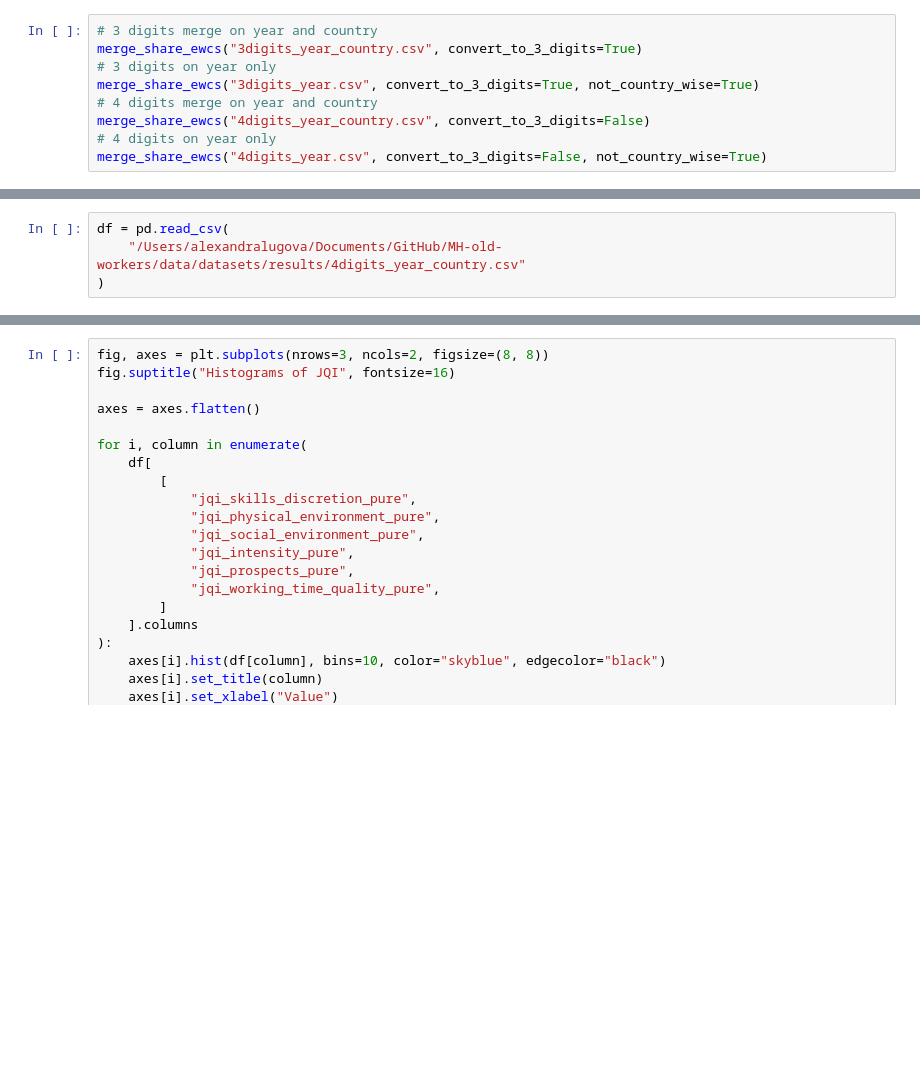
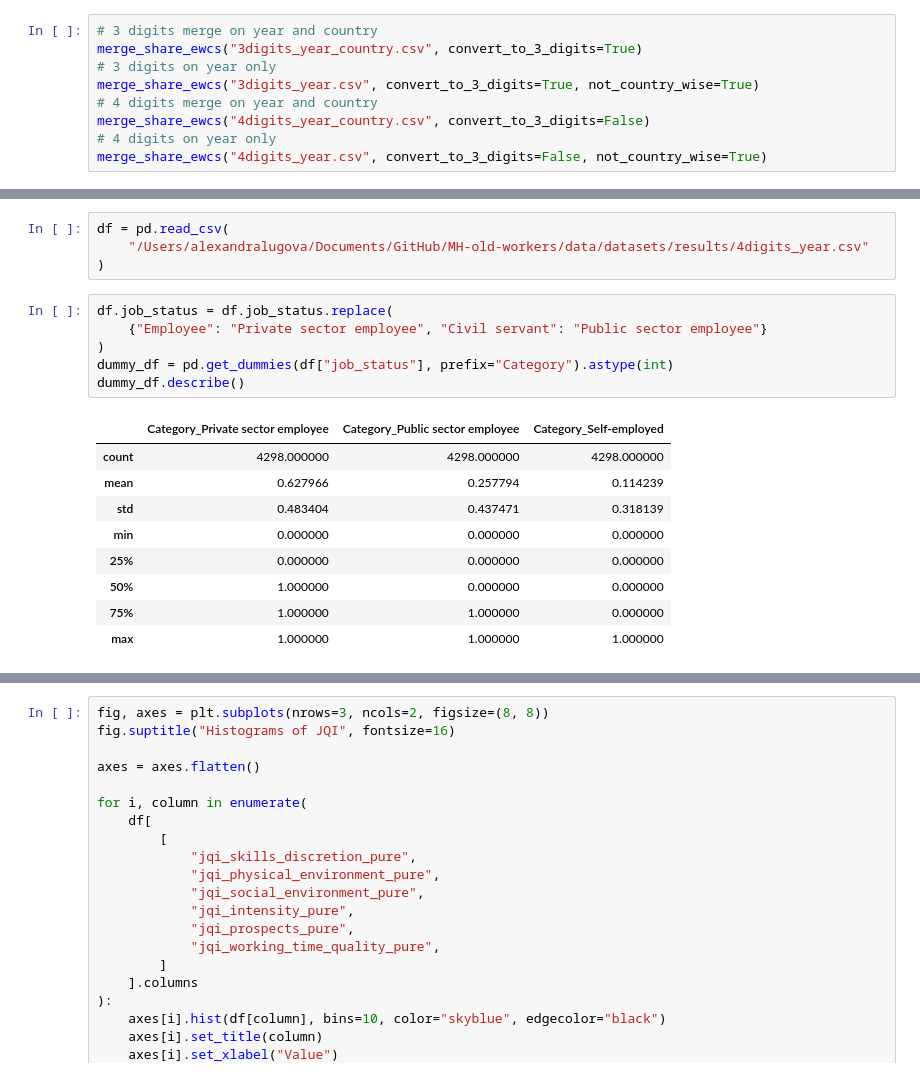
Before and after one commit to lugovalexa/MH-old-workers, a Jupyter notebook: notebooks/final_datasets.ipynb, the cells around one changed output, grey strips where cells are left out. Saved outputs shown, nothing was run; the diff lists cells and outputs as text; blank space fills up the shorter version.

```diff
--- a/notebooks/final_datasets.ipynb
+++ b/notebooks/final_datasets.ipynb
@@ -50,4 +50,20 @@ for file in files:
 # %%
 df = pd.read_csv(
-    "/Users/alexandralugova/Documents/GitHub/MH-old-workers/data/datasets/results/4digits_year_country.csv"
+    "/Users/alexandralugova/Documents/GitHub/MH-old-workers/data/datasets/results/4digits_year.csv"
 )
+# %%
+df.job_status = df.job_status.replace(
+    {"Employee": "Private sector employee", "Civil servant": "Public sector employee"}
+)
+dummy_df = pd.get_dummies(df["job_status"], prefix="Category").astype(int)
+dummy_df.describe()
+# %% [output]
+|  | Category_Private sector employee | Category_Public sector employee | Category_Self-employed |
+| count | 4298.000000 | 4298.000000 | 4298.000000 |
+| mean | 0.627966 | 0.257794 | 0.114239 |
+| std | 0.483404 | 0.437471 | 0.318139 |
+| min | 0.000000 | 0.000000 | 0.000000 |
+| 25% | 0.000000 | 0.000000 | 0.000000 |
+| 50% | 1.000000 | 0.000000 | 0.000000 |
+| 75% | 1.000000 | 1.000000 | 0.000000 |
+| max | 1.000000 | 1.000000 | 1.000000 |
```
Also changed, not shown: parts of 3 cells of this notebook, 3 other files.
